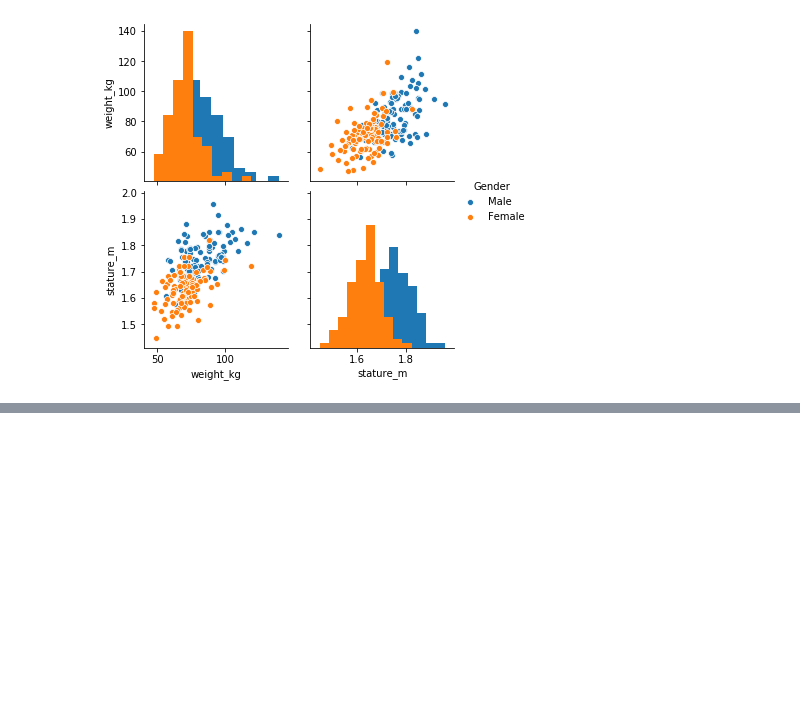
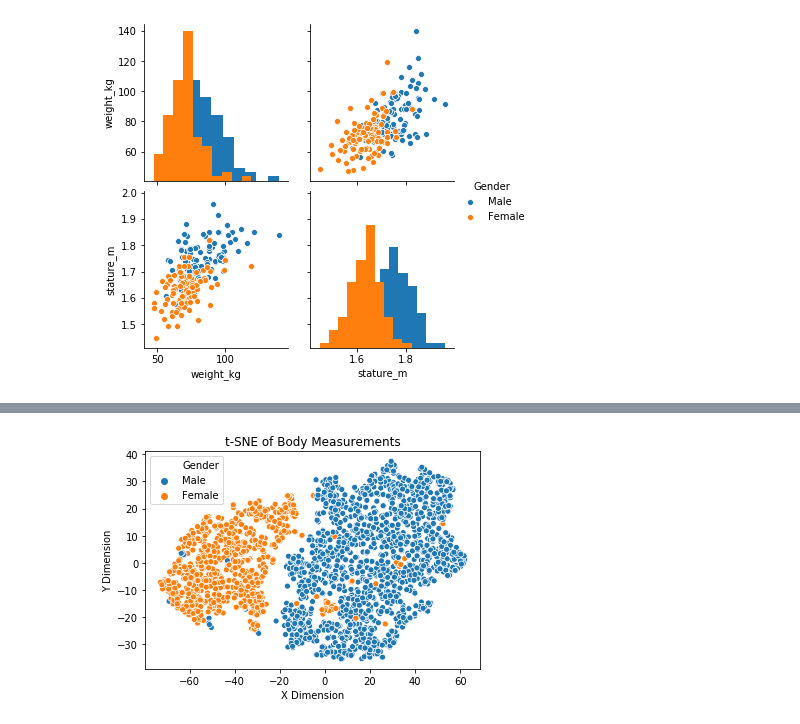
Before and after one commit to VictorCalderon/data-snippets, a Jupyter notebook: MachineLearning/DimensionReduction.ipynb, the cells around one changed output, grey strips where cells are left out. Saved outputs shown, nothing was run; the diff lists cells and outputs as text; code cells hidden in the pictures; blank space fills up the shorter version.

Commit message:
TSNE of body dims

```diff
--- a/MachineLearning/DimensionReduction.ipynb
+++ b/MachineLearning/DimensionReduction.ipynb
@@ -30,3 +34,7 @@ sns.pairplot(ansur, hue='Gender', diag_kind='hist')
 plt.show()
 # %% [output]
 [figure]
+# %%
+# High dimensional data import
+body_dims = pd.read_csv('~/DevSpace/Data-Snippets/MachineLearning/datasets/body_measurements.csv')
+body_dims.head()
@@ -32,0 +49,19 @@ plt.show()
+# %%
+# Instanciate TSNE Model
+tsne_model = TSNE(learning_rate=50)
+
+# Fit and transform data
+tsne_features = tsne_model.fit_transform(body_dims.iloc[:, 4:])
+
+# Add components to df
+body_dims['x'] = tsne_features[:, 0]
+body_dims['y'] = tsne_features[:, 1]
+
+# Plot transformed data
+sns.scatterplot(x='x', y='y', hue='Gender', data=body_dims)
+plt.xlabel('X Dimension')
+plt.ylabel('Y Dimension')
+plt.title('t-SNE of Body Measurements')
+plt.show()
+# %% [output]
+[figure, added]
```
Also changed, not shown: parts of 2 cells of this notebook.
